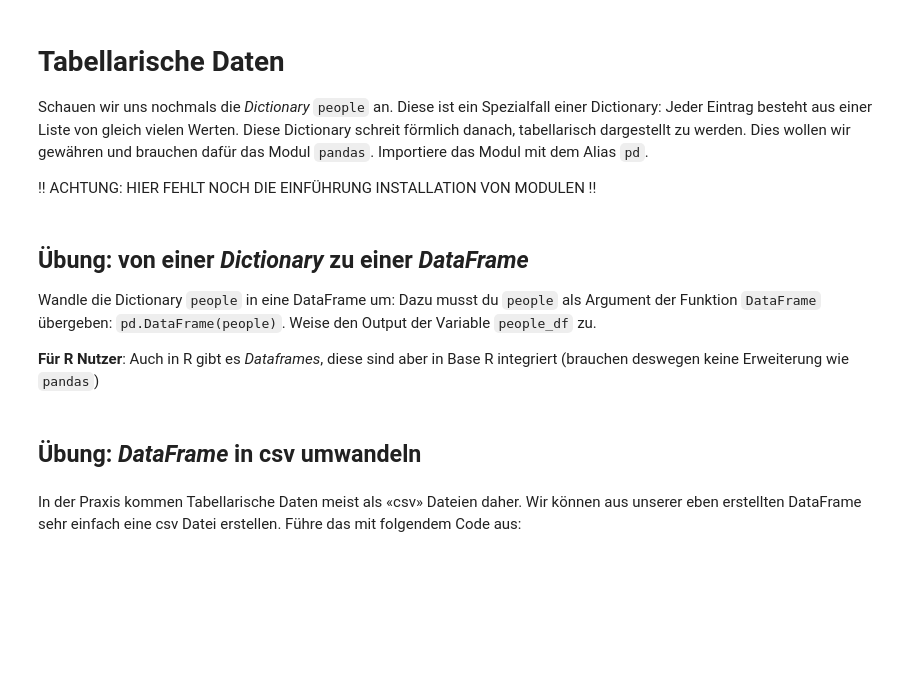
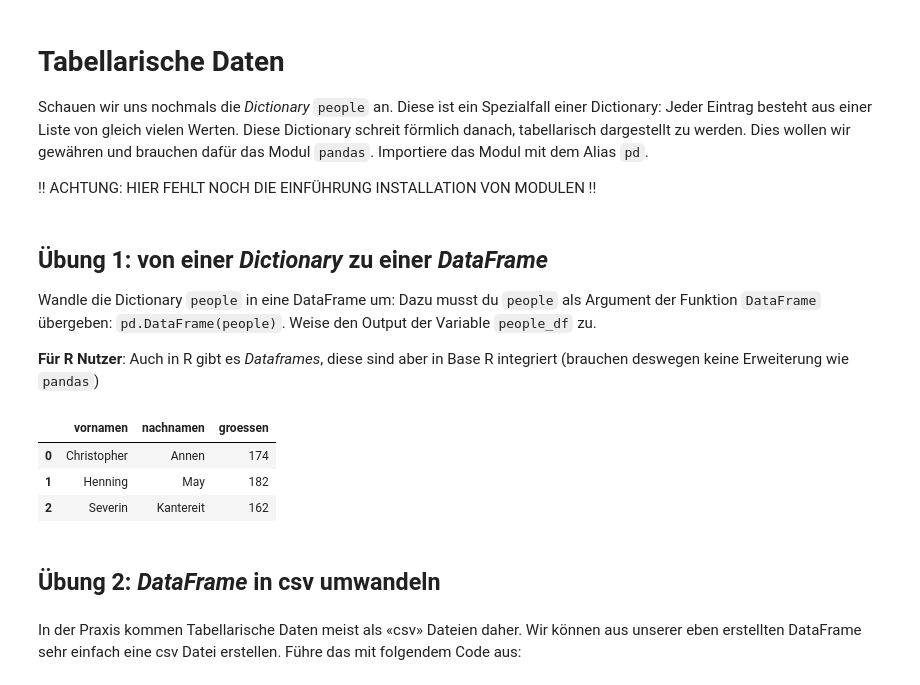
Before and after one commit to ratnavis/codingingis, a Jupyter notebook: 01_04_Tabellarische_Daten.ipynb, the cells around one changed output. Drawn from its saved outputs; the diff is of its cells as text; code cells hidden in the pictures; blank space fills up the shorter version.

```diff
--- a/01_04_Tabellarische_Daten.ipynb
+++ b/01_04_Tabellarische_Daten.ipynb
@@ -5,12 +5,25 @@ Schauen wir uns nochmals die *Dictionary* `people` an. Diese ist ein Spezialfall
 
 !! ACHTUNG: HIER FEHLT NOCH DIE EINFÜHRUNG INSTALLATION VON MODULEN !!
 # %% [markdown]
-## Übung: von einer *Dictionary* zu einer *DataFrame*
+## Übung 1: von einer *Dictionary* zu einer *DataFrame*
 
 Wandle die Dictionary `people` in eine DataFrame um: Dazu musst du `people` als Argument der Funktion `DataFrame` übergeben: `pd.DataFrame(people)`. Weise den Output der Variable `people_df` zu.
 
 **Für R Nutzer**: Auch in R gibt es *Dataframes*, diese sind aber in Base R integriert (brauchen deswegen keine Erweiterung wie `pandas`)
+# %%
+people = {"vornamen": ["Christopher", "Henning", "Severin"], "nachnamen": ["Annen","May", "Kantereit"], "groessen": [174, 182, 162]}
+# %%
+import pandas as pd
+
+people_df = pd.DataFrame(people)
+
+people_df
+# %% [output]
+|  | vornamen | nachnamen | groessen |
+| 0 | Christopher | Annen | 174 |
+| 1 | Henning | May | 182 |
+| 2 | Severin | Kantereit | 162 |
 # %% [markdown]
-## Übung: *DataFrame* in csv umwandeln
+## Übung 2: *DataFrame* in csv umwandeln
 # %% [markdown]
 In der Praxis kommen Tabellarische Daten meist als «csv» Dateien daher. Wir können aus unserer eben erstellten DataFrame sehr einfach eine csv Datei erstellen. Führe das mit folgendem Code aus:
```
Also changed, not shown: parts of 11 cells of this notebook, 3 other files.
